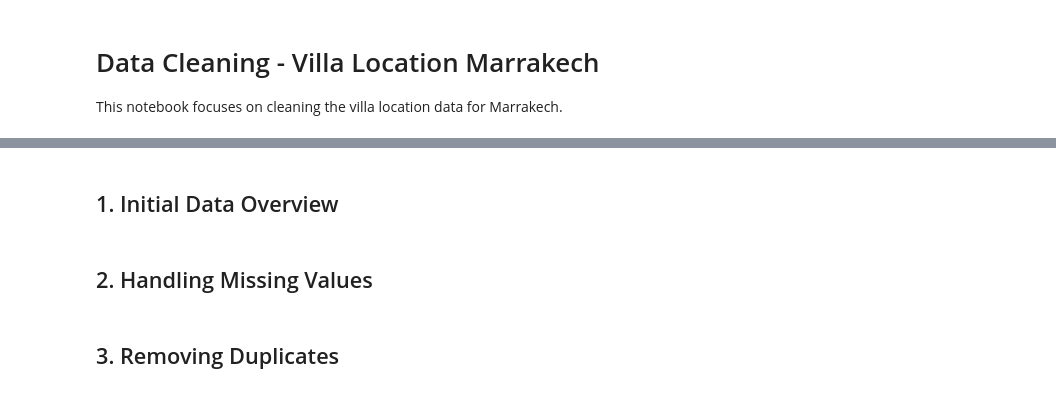
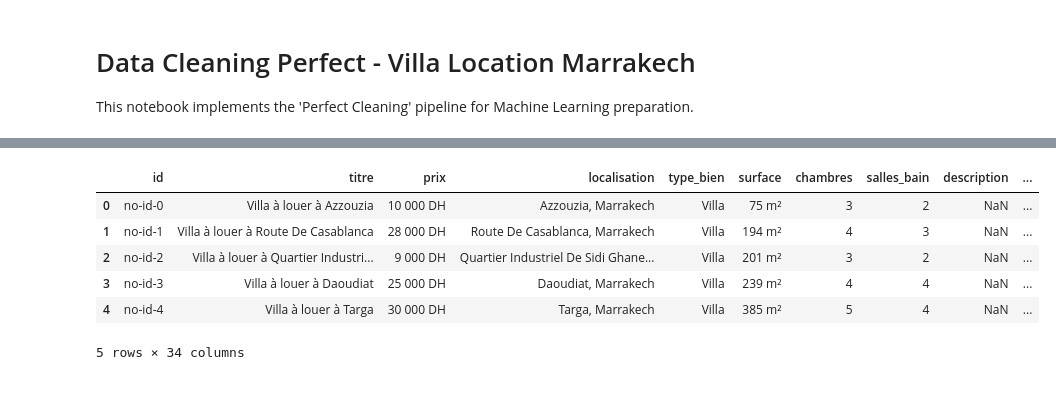
Before and after one commit to MAZIHBouchra/gateone-final, a Jupyter notebook: notebooks/locations/villa_location_cleaning.ipynb, the cells around one changed output, grey strips where cells are left out. Saved outputs shown, nothing was run; the diff lists cells and outputs as text; code cells hidden in the pictures.

```diff
--- a/notebooks/locations/villa_location_cleaning.ipynb
+++ b/notebooks/locations/villa_location_cleaning.ipynb
@@ -1,6 +1,6 @@
 # %% [markdown]
-# Data Cleaning - Villa Location Marrakech
-This notebook focuses on cleaning the villa location data for Marrakech.
+# Data Cleaning Perfect - Villa Location Marrakech
+This notebook implements the 'Perfect Cleaning' pipeline for Machine Learning preparation.
 # %%
 import pandas as pd
 import numpy as np
@@ -9,13 +9,14 @@ import seaborn as sns
 import os
 
 # File path
-file_path = '../../data/marrakech_immo_location_features/villa_location.csv'
+file_path = '../../data/marrakech_immo_location/villa_location.csv'
 
 # Load data
 if os.path.exists(file_path):
     df = pd.read_csv(file_path)
     print(f"Successfully loaded {file_path}")
+    print(f"Initial shape: {df.shape}")
     display(df.head())
 else:
     print(f"ERROR: File not found at {file_path}")
-    print(f"Current working directory: {os.getcwd()}")
+# %% [output]
@@ -22,2 +25,7 @@ else:
+|  | id | titre | prix | localisation | type_bien | surface | chambres | salles_bain | description | ... |
+| 0 | no-id-0 | Villa à louer à Azzouzia | 10 000 DH | Azzouzia, Marrakech | Villa | 75 m² | 3 | 2 | NaN | ... |
+| 1 | no-id-1 | Villa à louer à Route De Casablanca | 28 000 DH | Route De Casablanca, Marrakech | Villa | 194 m² | 4 | 3 | NaN | ... |
+| 2 | no-id-2 | Villa à louer à Quartier Industri... | 9 000 DH | Quartier Industriel De Sidi Ghane... | Villa | 201 m² | 3 | 2 | NaN | ... |
+| 3 | no-id-3 | Villa à louer à Daoudiat | 25 000 DH | Daoudiat, Marrakech | Villa | 239 m² | 4 | 4 | NaN | ... |
+| 4 | no-id-4 | Villa à louer à Targa | 30 000 DH | Targa, Marrakech | Villa | 385 m² | 5 | 4 | NaN | ... |
+5 rows × 34 columns
-# %% [markdown]
-## 1. Initial Data Overview
@@ -30,2 +31,0 @@ else:
-# %% [markdown]
-## 2. Handling Missing Values
@@ -88,2 +31,0 @@ if 'df' in locals():
-# %% [markdown]
-## 3. Removing Duplicates
```
Also changed, not shown: parts of 23 cells of this notebook.
